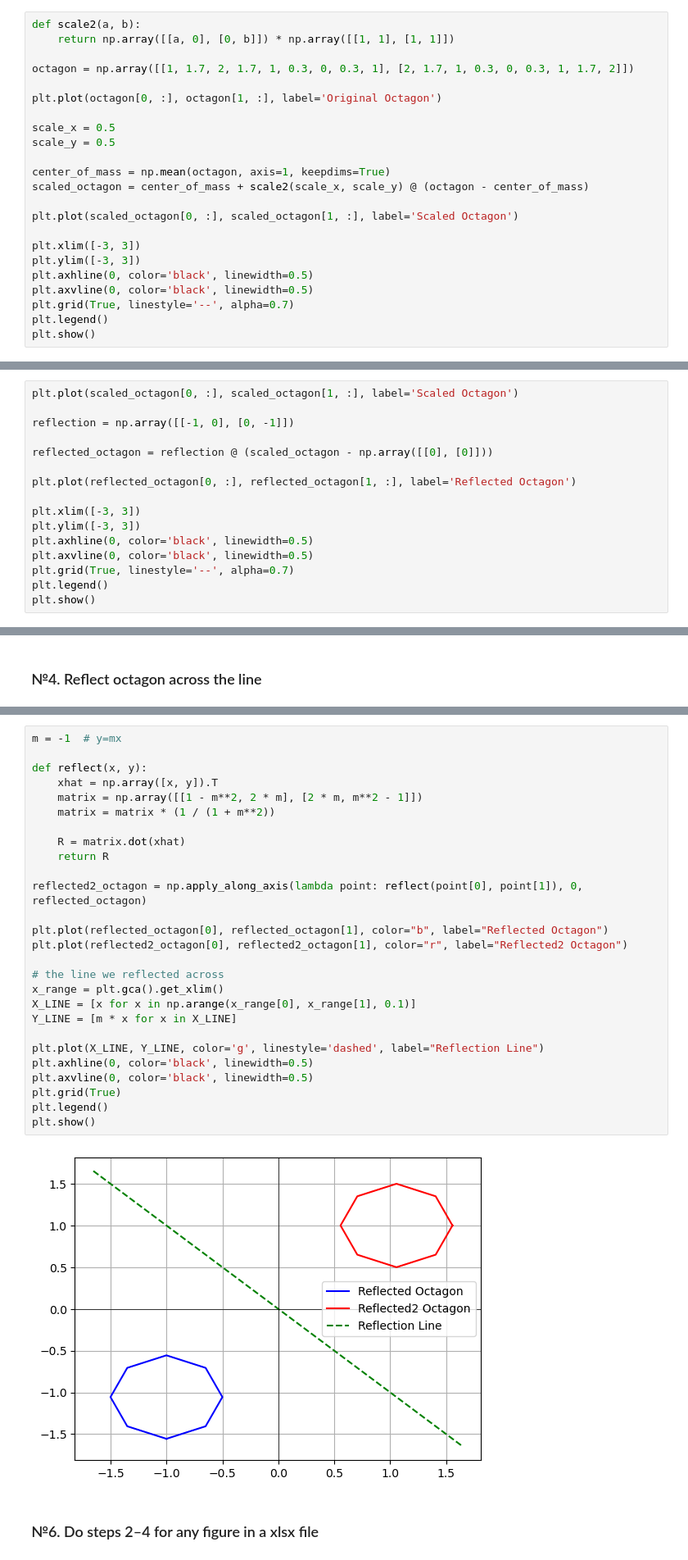
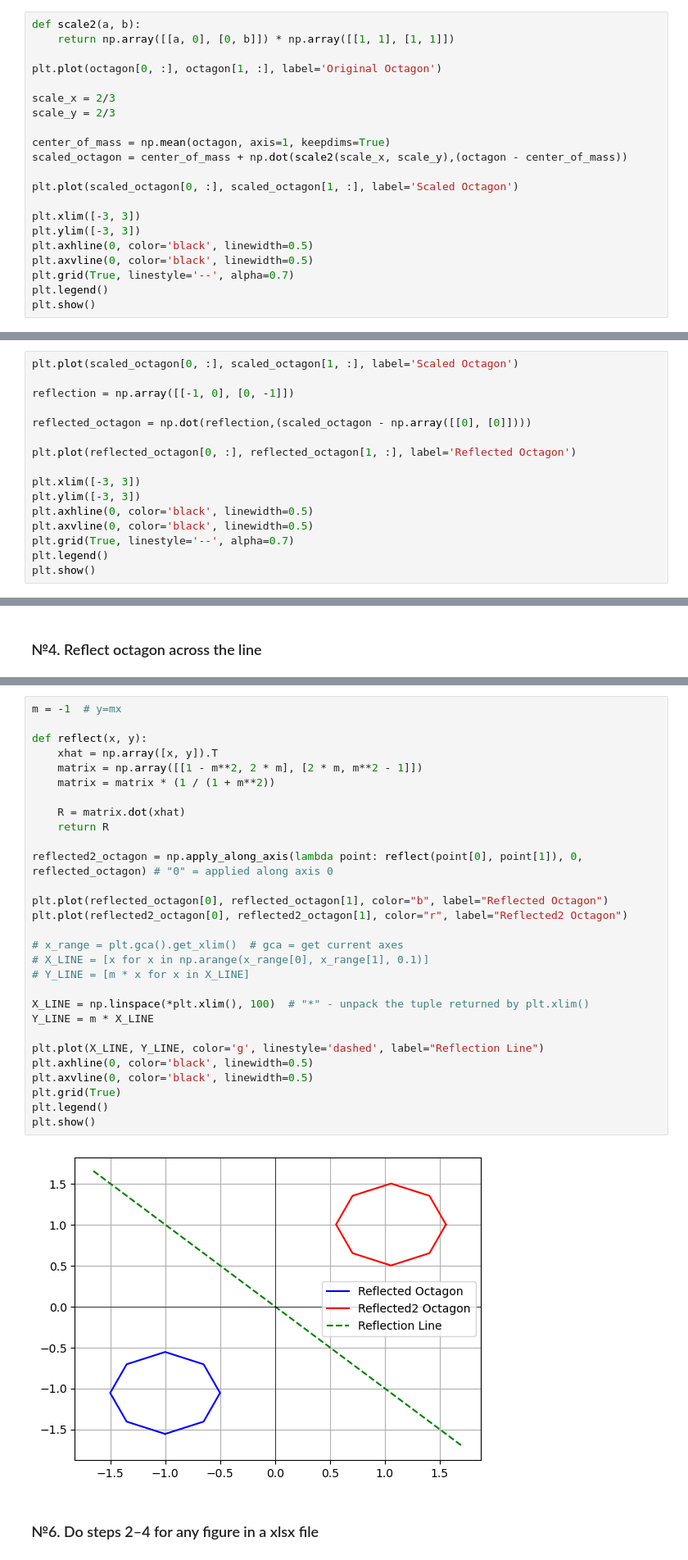
Before and after one commit to darenky/Computer_Graphics, a Jupyter notebook: lab1/Lab1_CG.ipynb, the cells around one changed output, grey strips where cells are left out. Shown: that part at 82% size. Saved outputs shown, nothing was run; the diff lists cells and outputs as text.

```diff
--- a/lab1/Lab1_CG.ipynb
+++ b/lab1/Lab1_CG.ipynb
@@ -24,15 +24,13 @@ plt.show()
 def scale2(a, b):
     return np.array([[a, 0], [0, b]]) * np.array([[1, 1], [1, 1]])
 
-octagon = np.array([[1, 1.7, 2, 1.7, 1, 0.3, 0, 0.3, 1], [2, 1.7, 1, 0.3, 0, 0.3, 1, 1.7, 2]])
-
 plt.plot(octagon[0, :], octagon[1, :], label='Original Octagon')
 
-scale_x = 0.5
-scale_y = 0.5
+scale_x = 2/3
+scale_y = 2/3
 
 center_of_mass = np.mean(octagon, axis=1, keepdims=True)
-scaled_octagon = center_of_mass + scale2(scale_x, scale_y) @ (octagon - center_of_mass)
+scaled_octagon = center_of_mass + np.dot(scale2(scale_x, scale_y),(octagon - center_of_mass))
 
 plt.plot(scaled_octagon[0, :], scaled_octagon[1, :], label='Scaled Octagon')
 
@@ -52,7 +50,7 @@ plt.plot(scaled_octagon[0, :], scaled_octagon[1, :], label='Scaled Octagon')
 
 reflection = np.array([[-1, 0], [0, -1]])
 
-reflected_octagon = reflection @ (scaled_octagon - np.array([[0], [0]]))
+reflected_octagon = np.dot(reflection,(scaled_octagon - np.array([[0], [0]])))
 
 plt.plot(reflected_octagon[0, :], reflected_octagon[1, :], label='Reflected Octagon')
 
@@ -83,32 +88,34 @@ plt.show()
 # %%
 m = -1  # y=mx
 
 def reflect(x, y):
     xhat = np.array([x, y]).T
     matrix = np.array([[1 - m**2, 2 * m], [2 * m, m**2 - 1]])
     matrix = matrix * (1 / (1 + m**2))
 
     R = matrix.dot(xhat)
     return R
 
-reflected2_octagon = np.apply_along_axis(lambda point: reflect(point[0], point[1]), 0, reflected_octagon)
+reflected2_octagon = np.apply_along_axis(lambda point: reflect(point[0], point[1]), 0, reflected_octagon) # "0" = applied along axis 0
 
 plt.plot(reflected_octagon[0], reflected_octagon[1], color="b", label="Reflected Octagon")
 plt.plot(reflected2_octagon[0], reflected2_octagon[1], color="r", label="Reflected2 Octagon")
 
-# the line we reflected across
-x_range = plt.gca().get_xlim()
-X_LINE = [x for x in np.arange(x_range[0], x_range[1], 0.1)]
-Y_LINE = [m * x for x in X_LINE]
+# x_range = plt.gca().get_xlim()  # gca = get current axes
+# X_LINE = [x for x in np.arange(x_range[0], x_range[1], 0.1)]
+# Y_LINE = [m * x for x in X_LINE]
+
+X_LINE = np.linspace(*plt.xlim(), 100)  # "*" - unpack the tuple returned by plt.xlim()
+Y_LINE = m * X_LINE
 
 plt.plot(X_LINE, Y_LINE, color='g', linestyle='dashed', label="Reflection Line")
 plt.axhline(0, color='black', linewidth=0.5)
 plt.axvline(0, color='black', linewidth=0.5)
 plt.grid(True)
 plt.legend()
 plt.show()
 # %% [output]
-[figure, old version]
+[figure, new version]
 # %% [markdown]
 ### №6. Do steps 2–4 for any figure in a xlsx file
 # %%
```
Also changed, not shown: parts of 5 cells of this notebook.
